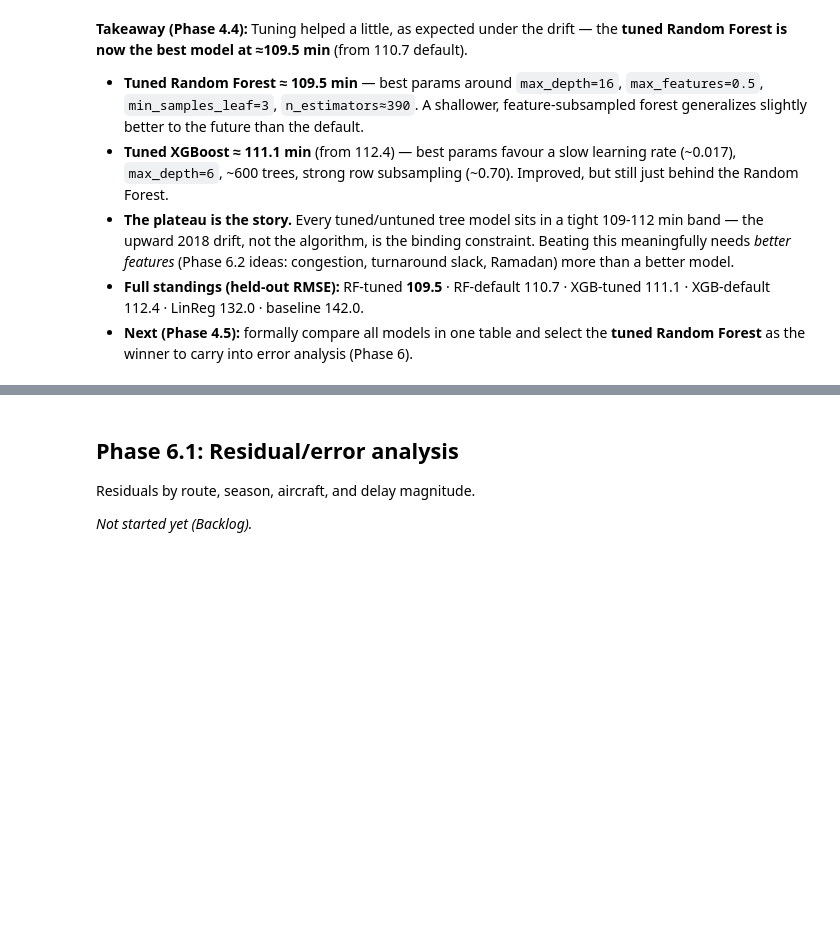
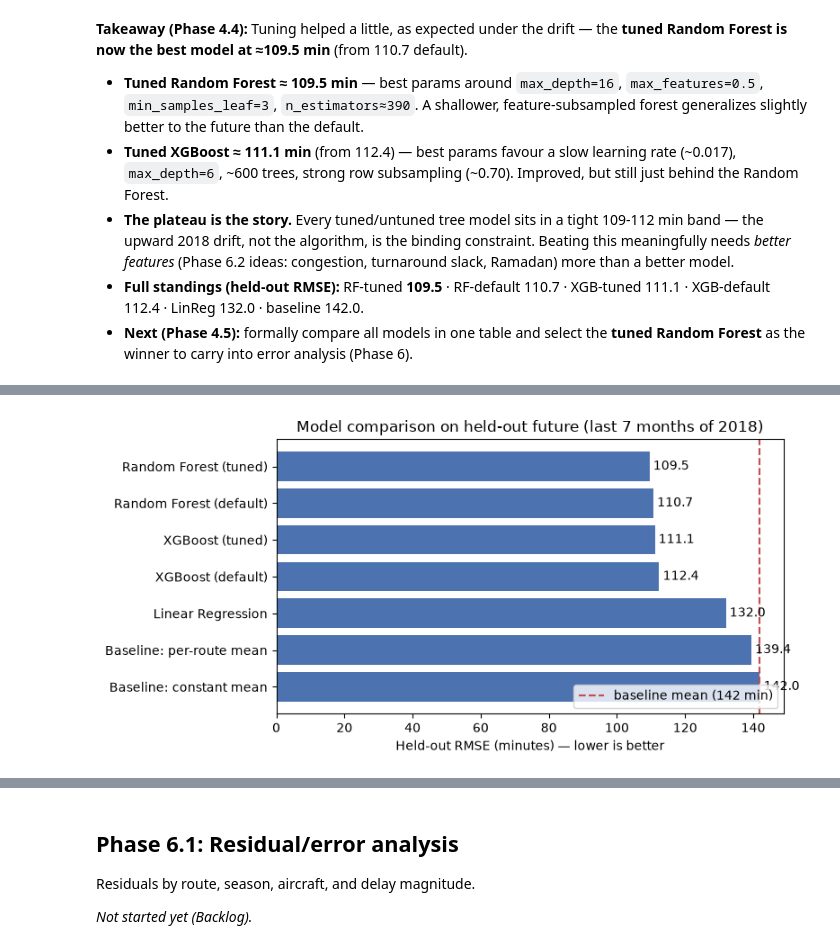
Before and after one commit to AlexDeWilde/0721-ds-ml-project-template, a Jupyter notebook: 04_flight_delay_eda_modeling.ipynb, the cells around one changed output, grey strips where cells are left out. Cells and saved outputs as stored; diff of their text form; code cells hidden in the pictures; blank space fills up the shorter version.

```diff
--- a/04_flight_delay_eda_modeling.ipynb
+++ b/04_flight_delay_eda_modeling.ipynb
@@ -1451,0 +1458,16 @@ best params: {'max_depth': 16, 'max_features': 0.5, 'min_samples_leaf': 3, 'n_es
+# %%
+# One leaderboard from the numbers already computed above (no re-training).
+results = [
+    ("Baseline: constant mean", rmse_mean, None),
+    ("Baseline: per-route mean", rmse_route, None),
+    ("Linear Regression", rmse_linreg, cv_rmse.mean()),
+    ("Random Forest (default)", rmse_rf, cv_rmse_rf.mean()),
+    ("XGBoost (default)", rmse_xgb, cv_rmse_xgb.mean()),
+    ("XGBoost (tuned)", rmse_xgb_tuned, -xgb_search.best_score_),
+    ("Random Forest (tuned)", rmse_rf_tuned, -rf_search.best_score_),
+]
+model_results = pd.DataFrame(results, columns=["model", "held_out_rmse", "cv_rmse"])
+model_results["vs_baseline_min"] = (rmse_mean - model_results["held_out_rmse"]).round(2)
+model_results["vs_baseline_pct"] = ((rmse_mean - model_results["held_out_rmse"]) / rmse_mean * 100).round(1)
+model_results = model_results.sort_values("held_out_rmse").reset_index(drop=True)
+model_results.round(2)
@@ -1451,0 +1489,15 @@ best params: {'max_depth': 16, 'max_features': 0.5, 'min_samples_leaf': 3, 'n_es
+# %%
+import matplotlib.pyplot as plt
+
+_r = model_results.sort_values("held_out_rmse", ascending=False)
+fig, ax = plt.subplots(figsize=(8, 4))
+bars = ax.barh(_r["model"], _r["held_out_rmse"], color="#4C72B0")
+ax.axvline(rmse_mean, color="#C44E52", linestyle="--", label=f"baseline mean ({rmse_mean:.0f} min)")
+ax.bar_label(bars, fmt="%.1f", padding=3)
+ax.set_xlabel("Held-out RMSE (minutes) — lower is better")
+ax.set_title("Model comparison on held-out future (last 7 months of 2018)")
+ax.legend(loc="lower right")
+plt.tight_layout()
+plt.show()
+# %% [output]
+[figure, added]
```
Also changed, not shown: parts of 8 cells of this notebook, 2 other files.
